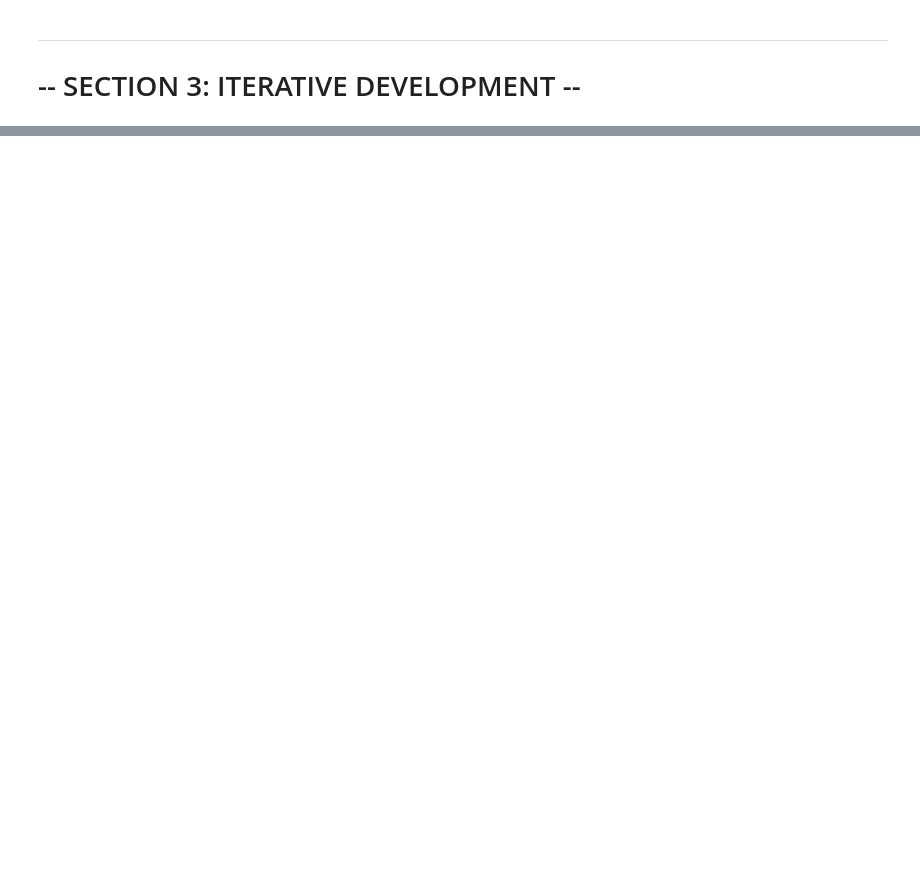
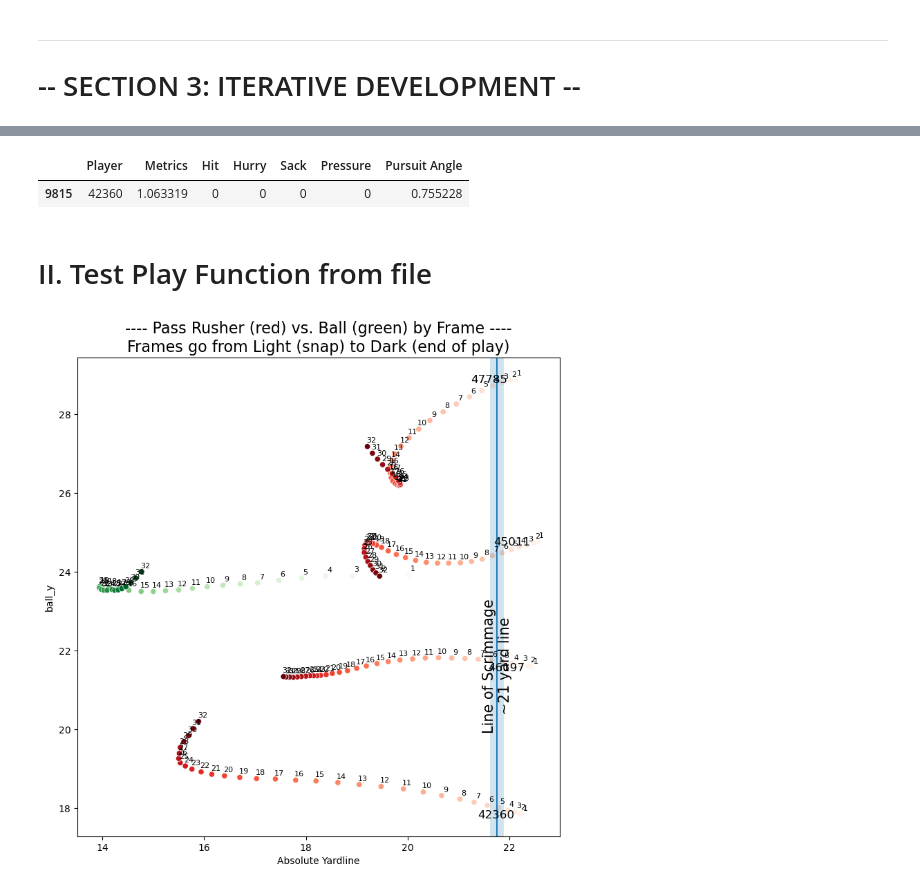
Before and after one commit to Miller-Ryan-1/nfl-linemen, a Jupyter notebook: passrush-efficiency_metric.ipynb, the cells around one changed output, grey strips where cells are left out. Cells and saved outputs as stored; diff of their text form; code cells hidden in the pictures; blank space fills up the shorter version.

Commit message:
Finished functionality

```diff
--- a/passrush-efficiency_metric.ipynb
+++ b/passrush-efficiency_metric.ipynb
@@ -888,0 +680,11 @@ nf.full_analysis(grouped = True)
+# %%
+pd.DataFrame(test_player_metrics)
+# %% [output]
+|  | Player | Metrics | Hit | Hurry | Sack | Pressure | Pursuit Angle |
+| 9815 | 42360 | 1.063319 | 0 | 0 | 0 | 0 | 0.755228 |
+# %% [markdown]
+# II. Test Play Function from file
+# %%
+test_play_metrics = nf.play_analysis(pass_rushers_df, week_df, game, play, return_graph = True, return_pursuit_angle = True)
+# %% [output]
+[figure, added]
```
Also changed, not shown: parts of 100 cells of this notebook, 1 other file.
